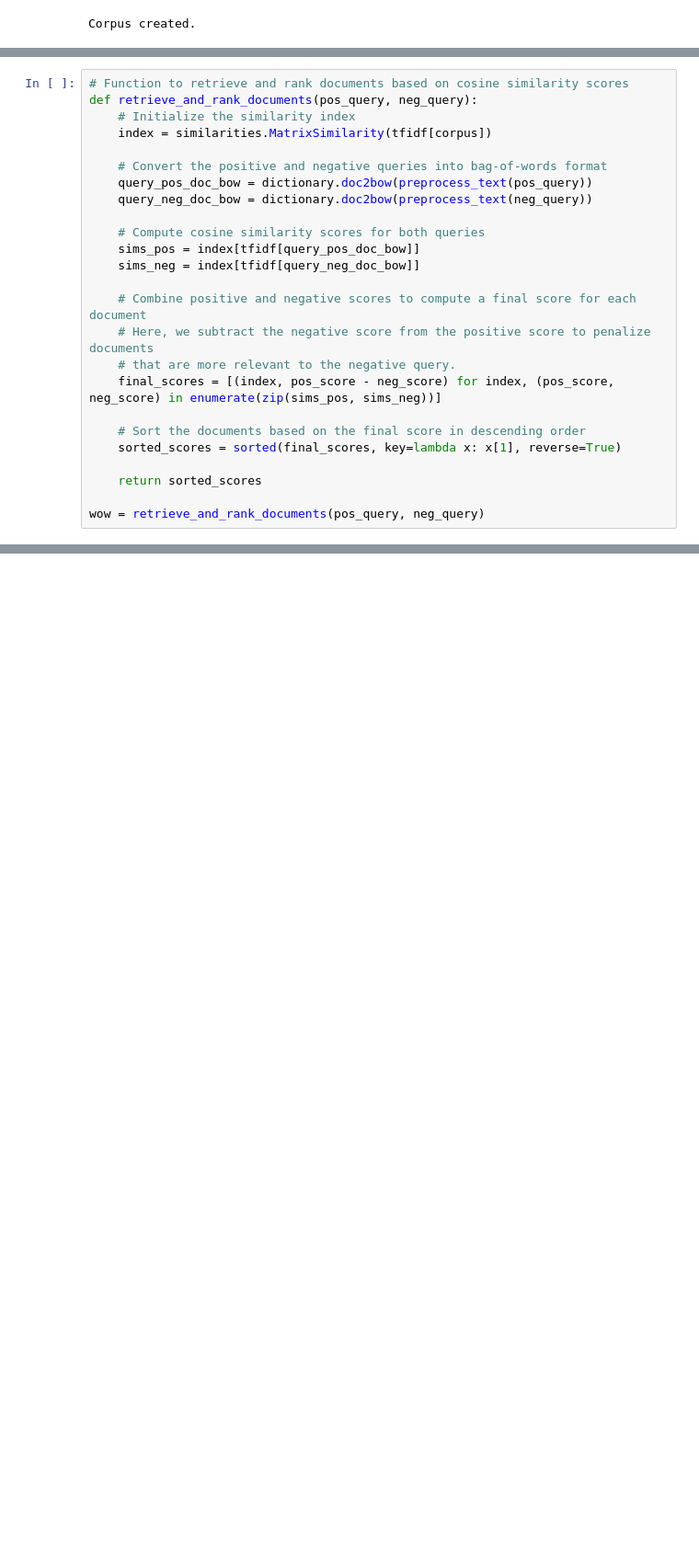
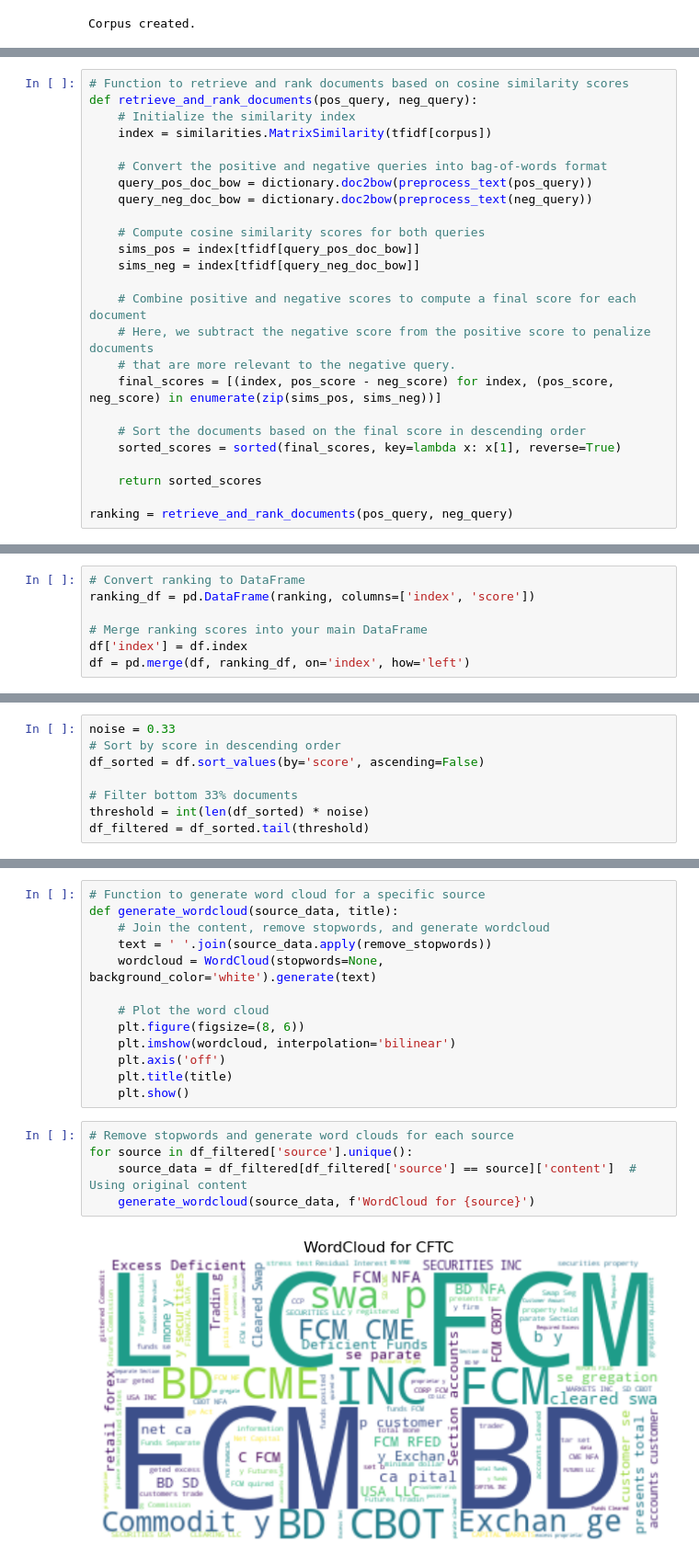
Before and after one commit to smartinez1/COLING-2025-Regulations-Challenge_Uniandes, a Jupyter notebook: 01 EDA.ipynb, the cells around one changed output, grey strips where cells are left out. Shown at 92% size. Saved outputs shown, nothing was run; the diff lists cells and outputs as text; blank space fills up the shorter version.

Commit message:
key deletion, further analysis, 'merge'

```diff
--- a/01 EDA.ipynb
+++ b/01 EDA.ipynb
@@ -286,5 +286,5 @@ def retrieve_and_rank_documents(pos_query, neg_query):
 
     return sorted_scores
 
-wow = retrieve_and_rank_documents(pos_query, neg_query)
+ranking = retrieve_and_rank_documents(pos_query, neg_query)
 # %% [output]
@@ -331,0 +346,7 @@ OPINION OF THE EUROPEAN SECURITIES AND MARKETS AUTHORITY of 28 June 2019 on the
+# %%
+# Convert ranking to DataFrame
+ranking_df = pd.DataFrame(ranking, columns=['index', 'score'])
+
+# Merge ranking scores into your main DataFrame
+df['index'] = df.index
+df = pd.merge(df, ranking_df, on='index', how='left')
@@ -331,0 +364,8 @@ OPINION OF THE EUROPEAN SECURITIES AND MARKETS AUTHORITY of 28 June 2019 on the
+# %%
+noise = 0.33
+# Sort by score in descending order
+df_sorted = df.sort_values(by='score', ascending=False)
+
+# Filter bottom 33% documents
+threshold = int(len(df_sorted) * noise)
+df_filtered = df_sorted.tail(threshold)
@@ -331,0 +381,20 @@ OPINION OF THE EUROPEAN SECURITIES AND MARKETS AUTHORITY of 28 June 2019 on the
+# %%
+# Function to generate word cloud for a specific source
+def generate_wordcloud(source_data, title):
+    # Join the content, remove stopwords, and generate wordcloud
+    text = ' '.join(source_data.apply(remove_stopwords))
+    wordcloud = WordCloud(stopwords=None, background_color='white').generate(text)
+
+    # Plot the word cloud
+    plt.figure(figsize=(8, 6))
+    plt.imshow(wordcloud, interpolation='bilinear')
+    plt.axis('off')
+    plt.title(title)
+    plt.show()
+# %%
+# Remove stopwords and generate word clouds for each source
+for source in df_filtered['source'].unique():
+    source_data = df_filtered[df_filtered['source'] == source]['content']  # Using original content
+    generate_wordcloud(source_data, f'WordCloud for {source}')
+# %% [output]
+[figure, added]
```
Also changed, not shown: parts of 18 cells of this notebook, 3 other files.
